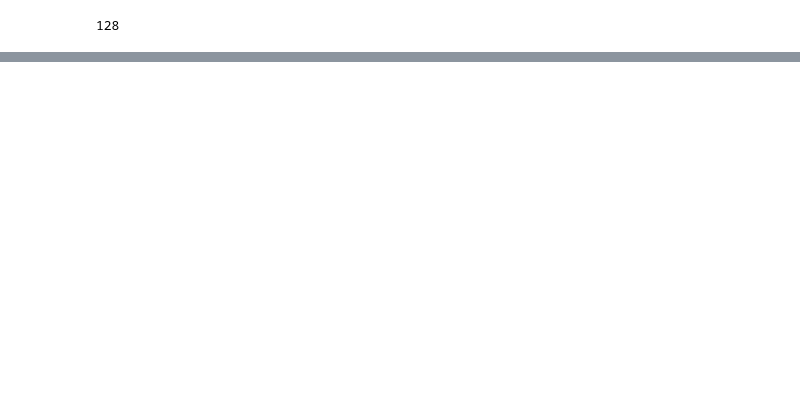
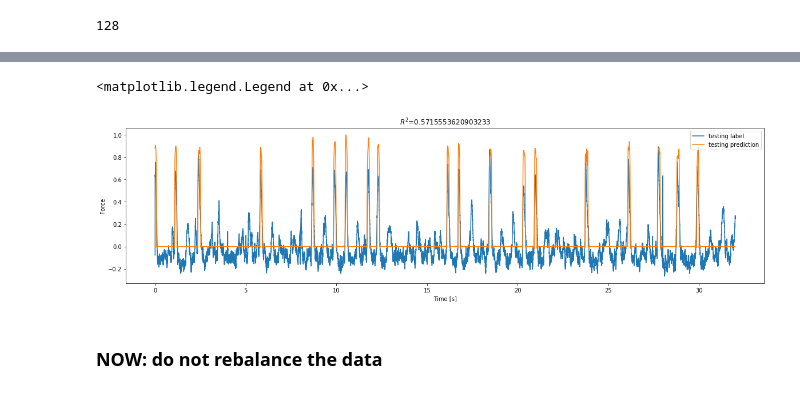
Before and after one commit to neuromodulation/icn, a Jupyter notebook: ECOG_vs_STN/EEGNet/EEGNetPaperAdapt/EEGNetFinal.ipynb, the cells around one changed output, grey strips where cells are left out. Cells and saved outputs as stored; diff of their text form; code cells hidden in the pictures; blank space fills up the shorter version.

```diff
--- a/ECOG_vs_STN/EEGNet/EEGNetPaperAdapt/EEGNetFinal.ipynb
+++ b/ECOG_vs_STN/EEGNet/EEGNetPaperAdapt/EEGNetFinal.ipynb
@@ -524,0 +543,14 @@ def generator_new(features, labels, batch_size, epoch_size, rebalance=False):
+# %%
+x_ = np.arange(0, pr_test.shape[0], 1)*0.001
+plt.figure(figsize=(20,5))
+plt.plot(x_, pr_test, label="testing label")
+plt.plot(x_, y_test_, label="testing prediction")
+plt.xlabel("Time [s]")
+plt.ylabel("Force")
+plt.title(r"$R^2$"+"="+str(metrics.r2_score(y_test_, pr_test)))
+plt.legend()
+# %% [output]
+<matplotlib.legend.Legend at 0x...>
+[figure, added]
+# %% [markdown]
+### NOW: do not rebalance the data
```
Also changed, not shown: parts of 33 cells of this notebook, 2 other files.
